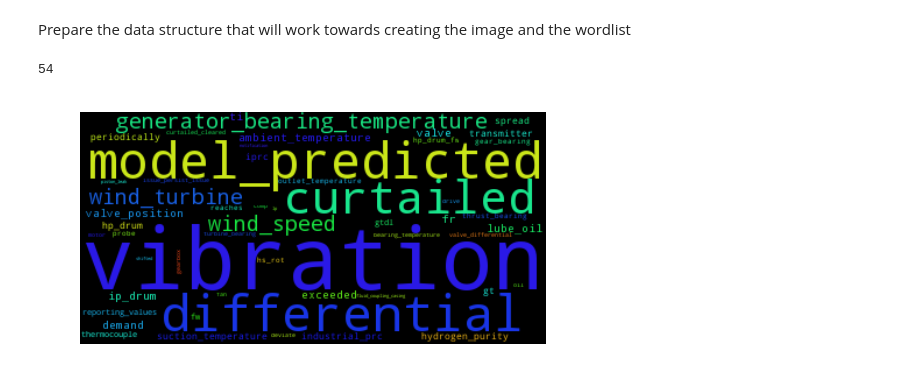
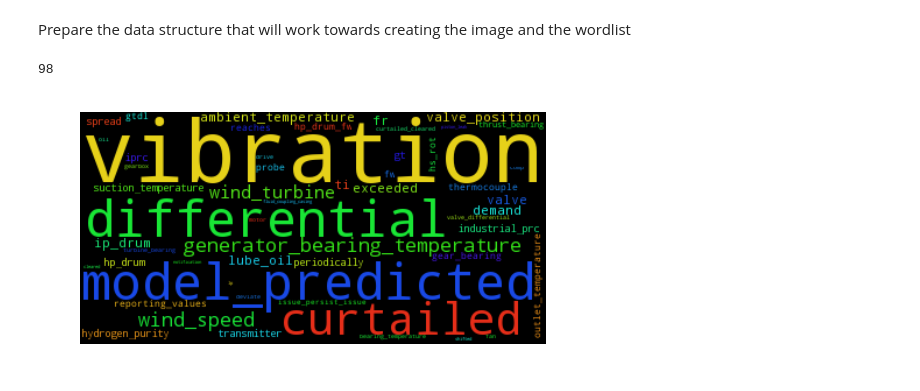
Before and after one commit to rohdimp24/pythonScripts, a Jupyter notebook: Kmeans_clustering.ipynb, the cells around one changed output. Cells and saved outputs as stored; diff of their text form; code cells hidden in the pictures.

Commit message:
modified the logic to find unique keywords across the clusters

```diff
--- a/Kmeans_clustering.ipynb
+++ b/Kmeans_clustering.ipynb
@@ -54,6 +54,6 @@ if we use sublinear_tf=Ttue then tf will be calcualted as 1+log(tf) so
 #now we need to vectorize the corpus
 from sklearn.feature_extraction.text import TfidfVectorizer
 vectorizer = TfidfVectorizer(min_df=0.006,stop_words=stopwordList,strip_accents='unicode',norm='l2',sublinear_tf=True)
-tfSparseMatrix = vectorizer.fit_transform(lines[0:2000])
+tfSparseMatrix = vectorizer.fit_transform(lines[0:3000])
 print("Data dimensions: {}".format(tfSparseMatrix.shape))
 # %% [output]
@@ -70,7 +70,7 @@ I am not sure if this is absolutely required for the analyziz though
 # %%
 from sklearn.feature_extraction.text import CountVectorizer
 count_vect = CountVectorizer(min_df=0.006,stop_words=stopwordList,strip_accents='unicode',binary=False)
-rawdtm = count_vect.fit_transform(lines[0:2000])
+rawdtm = count_vect.fit_transform(lines[0:3000])
 vocab=count_vect.get_feature_names()
 #convert the dtm to regular array
 countDtm = rawdtm.toarray()
@@ -184,7 +184,10 @@ From the image we can see that there are atleast 3 clusters. so we can run the a
 from sklearn.cluster import KMeans
 #the max_iter is how many iterations before the convergence is assumed
 #n_init is the number of times the algo is run
-km = KMeans(n_clusters = 3, init = 'k-means++', max_iter = 1000, n_init = 10, verbose = True)
+K_Cluster=4
+km = KMeans(n_clusters = K_Cluster, init = 'k-means++', max_iter = 1000, n_init = 10, verbose = False)
 #you need to call the km.fit_predict so that the kmeans cane be run and then each of the points can be assigned a cluster index
-km.fit_predict(tfRawMatrix)
+km.fit_predict(tfSparseMatrix)
+
+print(len(km.labels_))
 # %% [output]
@@ -390,20 +387,28 @@ Prepare the data structure that will work towards creating the image and the wor
 # %%
 #the wordcloud class requires a dictionary with dict[word]=float(freq)
 wordCloudDataForImage={}
 wordCloudDataForService=[]
-for cluster in range(3):
-    for word in unique_keys[cluster]:
-        #wordCloudData.append({"keyword":word,"frequency":counts[cluster][word]})
-        wordCloudDataForImage[word]=float(counts[cluster][word])
-        wordCloudDataForService.append({"keyword":word,"frequency":getFreqOfKeyword(freqDict,word),
-                                        "docs":getDocumentsContainingKeywords(countDtm,vocab,word)})
+# for cluster in range(3):
+#     for word in unique_keys[cluster]:
+#         #wordCloudData.append({"keyword":word,"frequency":counts[cluster][word]})
+#         wordCloudDataForImage[word]=float(counts[cluster][word])
+#         wordCloudDataForService.append({"keyword":word,"frequency":getFreqOfKeyword(freqDict,word),
+#                                         "docs":getDocumentsContainingKeywords(countDtm,vocab,word)})
+
+
+for word in wordListFinal:
+    #wordCloudData.append({"keyword":word,"frequency":counts[cluster][word]})
+    wordCloudDataForImage[word]=float(getFreqOfKeyword(freqDict,word))
+    wordCloudDataForService.append({"keyword":word,"frequency":getFreqOfKeyword(freqDict,word),
+                                    "docs":getDocumentsContainingKeywords(countDtm,vocab,word)})
 
 print(len(wordCloudDataForImage))
 #print(wordCloudDataForService)
 generateWordCloud(wordCloudDataForImage)
+#print(wordCloudDataForService['keyword'])
 # %% [output]
-54
+98
-[figure, old version]
+[figure, new version]
 # %%
 # from collections import defaultdict
 # clusters = defaultdict(list)
```
Also changed, not shown: parts of 14 cells of this notebook.
